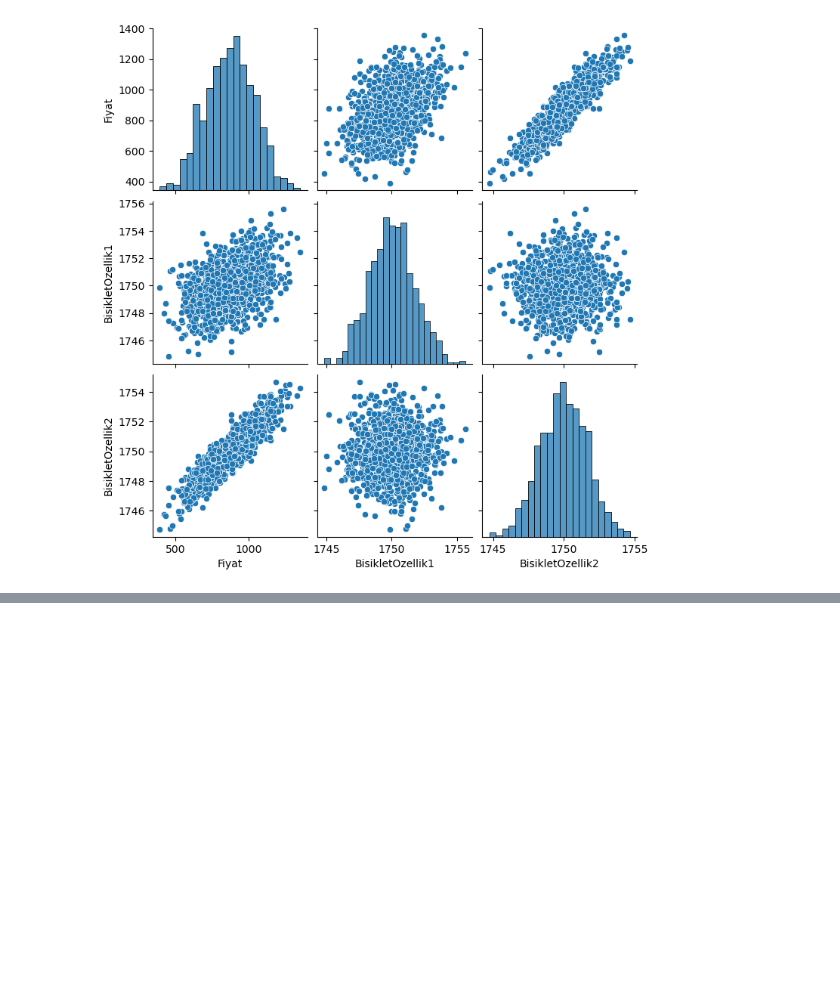
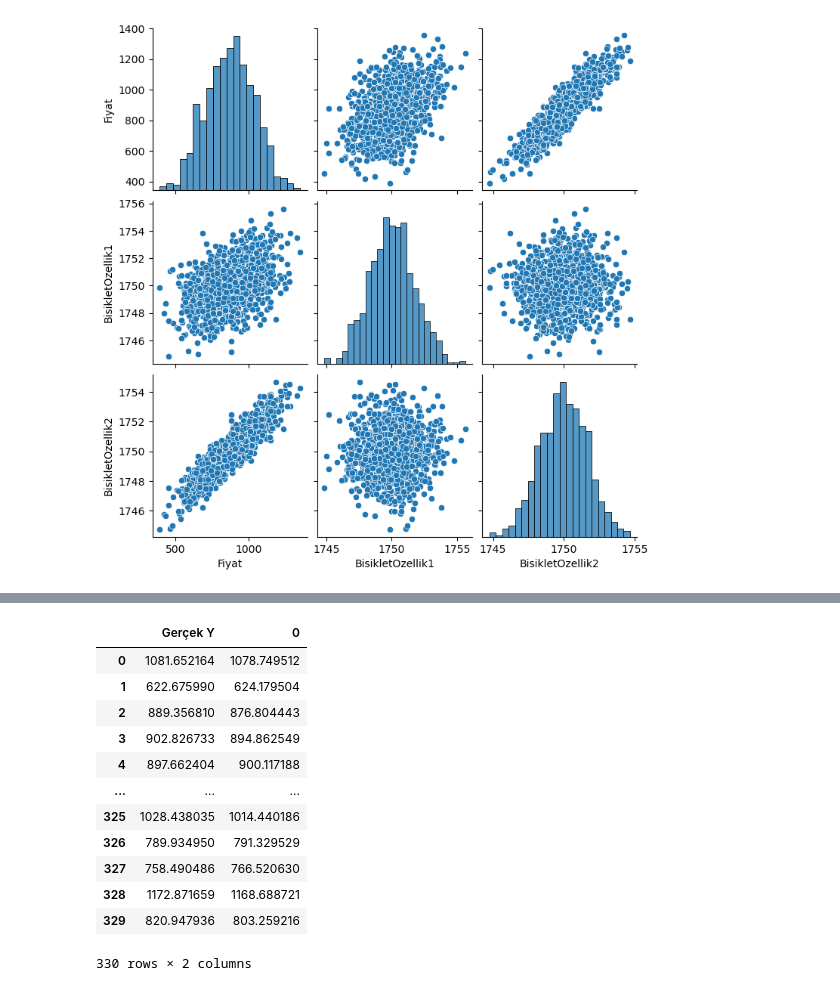
Before and after one commit to Sevval-Demir/DataScience, a Jupyter notebook: TensorflowGiris.ipynb, the cells around one changed output, grey strips where cells are left out. Saved outputs shown, nothing was run; the diff lists cells and outputs as text; code cells hidden in the pictures; blank space fills up the shorter version.

```diff
--- a/TensorflowGiris.ipynb
+++ b/TensorflowGiris.ipynb
@@ -22,0 +120,2 @@ sbn.pairplot(dataFrame)
+# %%
+testTahminleri=model.predict(x_test)
@@ -22,0 +181,16 @@ sbn.pairplot(dataFrame)
+# %%
+tahminDf
+# %% [output]
+|  | Gerçek Y | 0 |
+| 0 | 1081.652164 | 1078.749512 |
+| 1 | 622.675990 | 624.179504 |
+| 2 | 889.356810 | 876.804443 |
+| 3 | 902.826733 | 894.862549 |
+| 4 | 897.662404 | 900.117188 |
+| ... | ... | ... |
+| 325 | 1028.438035 | 1014.440186 |
+| 326 | 789.934950 | 791.329529 |
+| 327 | 758.490486 | 766.520630 |
+| 328 | 1172.871659 | 1168.688721 |
+| 329 | 820.947936 | 803.259216 |
+330 rows × 2 columns
```
Also changed, not shown: parts of 45 cells of this notebook, 3 other files.
